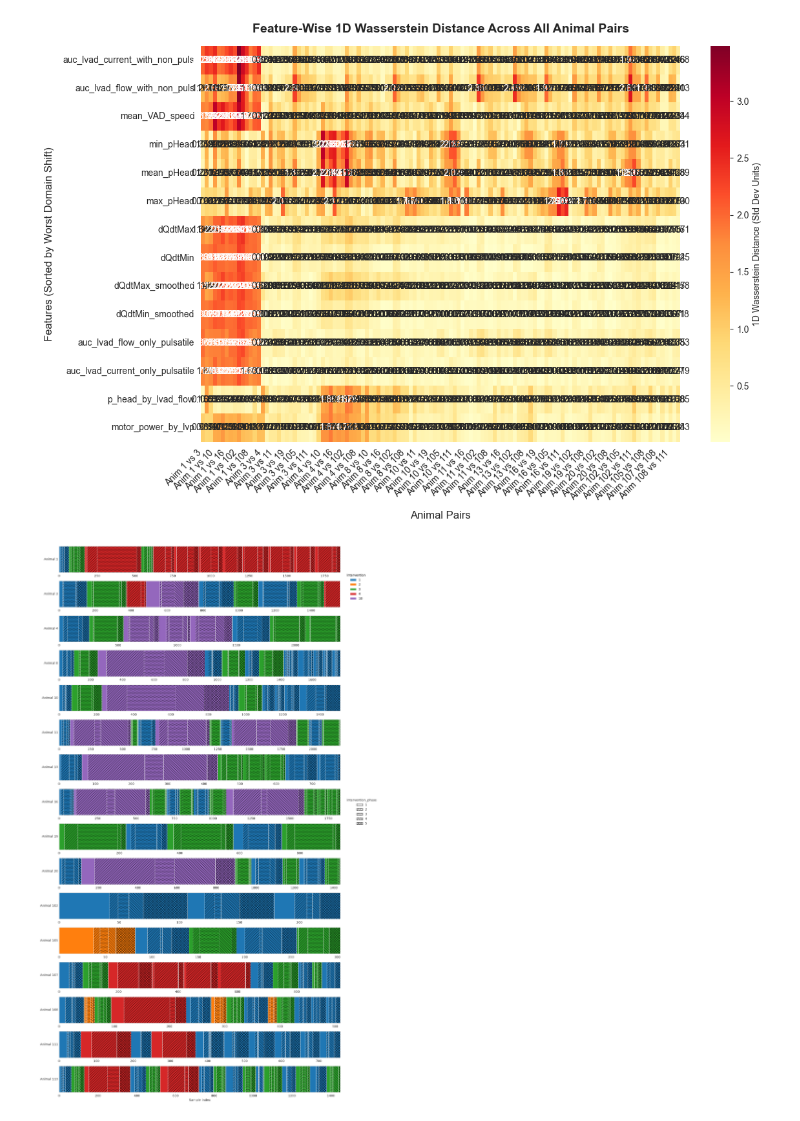
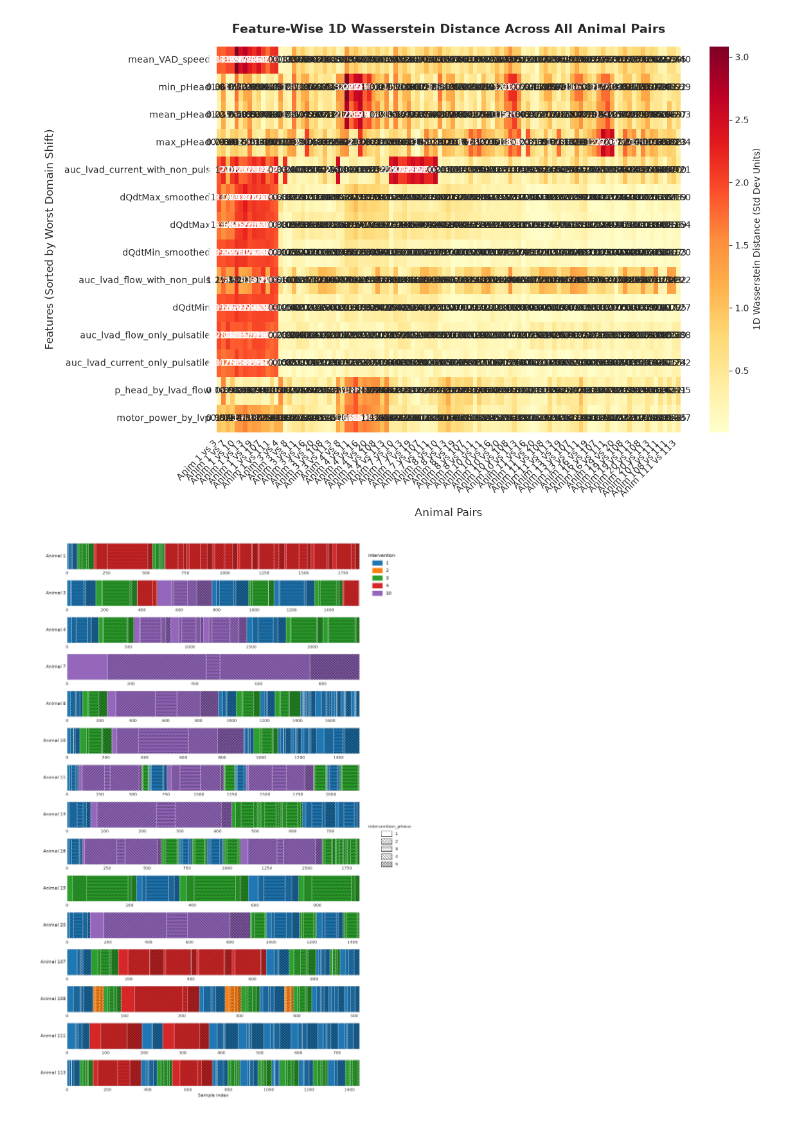
Before and after one commit to LenardW/MultiSourceDomainAdaptation, a Jupyter notebook: eda_more_animals.ipynb, the cells around one changed output. Saved outputs shown, nothing was run; the diff lists cells and outputs as text; code cells hidden in the pictures.

Commit message:
intervention plot update plus dropout etc

```diff
--- a/eda_more_animals.ipynb
+++ b/eda_more_animals.ipynb
@@ -9,14 +9,23 @@ from sklearn.manifold import TSNE
 from sklearn.decomposition import PCA
 from scipy.spatial.distance import cdist
 from scipy.stats import wasserstein_distance
-# import ot
+import ot
 import itertools
-# from umap import UMAP
+from umap import UMAP
 
 animal_data = pd.read_csv("Tierdaten/non_inv_params_long_list_constant_speed_all.csv", sep=';')
 dfs = {animal: df_group for animal, df_group in animal_data.groupby('animal')}
 
 print(dfs.keys())
+print(len(dfs.keys()))
 print(animal_data.groupby('animal').size())
+print(animal_data.groupby('animal').size()>750)
+counts = animal_data.groupby('animal').size()
+all_ids_500 = counts[counts > 500].index.tolist()
+print(all_ids_500)
+all_ids_750 = counts[counts > 750].index.tolist()
+print(all_ids_750)
+all_ids_1000 = counts[counts > 1000].index.tolist()
+print(all_ids_1000)
 # %% [output]
 dict_keys([1, 3, 4, 7, 8, 10, 11, 13, 16, 17, 19, 20, 101, 102, 105, 107, 108, 111, 113, 502, 503, 505, 506])
@@ -39,5 +48,7 @@ dtype: int64
 # %%
-all_ids = [1, 3, 4, 8, 10, 11, 13, 16, 19, 20, 102, 105, 107, 108, 111, 113]
+
+#all_ids = [1, 3, 4, 8, 10, 11, 13, 16, 19, 20, 102, 105, 107, 108, 111, 113]
+all_ids = all_ids_500
 
 dfs_selected = {a: dfs[a] for a in all_ids if a in dfs}
 
@@ -229,7 +239,7 @@ plt.yticks(rotation=0)
 plt.tight_layout()
 plt.show()
 # %% [output]
-[figure, old version]
+[figure, new version]
 # %%
 # split missing Anims into CSV files
 import os
@@ -277,35 +287,40 @@ axes = np.atleast_1d(axes)
 for ax, (animal, df_a) in zip(axes, dfs_selected.items()):
     d = df_a[['intervention', 'intervention_phase']].reset_index(drop=True)
     key = d['intervention'].astype(str) + '|' + d['intervention_phase'].astype(str)
     seg_id = (key != key.shift()).cumsum()
 
     for _, seg in d.groupby(seg_id):
         start, end = seg.index[0], seg.index[-1] + 1
         iv, ph = seg['intervention'].iloc[0], seg['intervention_phase'].iloc[0]
         ax.axvspan(start, end,
                    facecolor=color_of.get(iv, 'lightgrey'),
                    hatch=hatch_of.get(ph, ''),
                    edgecolor='black', lw=0)
         if start > 0:
             ax.axvline(start, color='white', lw=0.8)
 
     ax.set_xlim(0, len(d))
     ax.set_yticks([])
     ax.set_ylabel(f'Animal {animal}', rotation=0, ha='right', va='center')
 
 axes[-1].set_xlabel('Sample index')
 
 iv_handles = [mpatches.Patch(facecolor=color_of[p], label=str(p)) for p in phases]
 ph_handles = [mpatches.Patch(facecolor='white', edgecolor='black',
                              hatch=hatch_of[p], label=str(p)) for p in sub_phases]
 
-leg1 = fig.legend(handles=iv_handles, title='intervention', loc='upper left',
-                  bbox_to_anchor=(1.0, 0.95), frameon=False)
-fig.legend(handles=ph_handles, title='intervention_phase', loc='upper left',
-           bbox_to_anchor=(1.0, 0.55), frameon=False)
+legend_kw = dict(loc='upper left', frameon=False,
+                 handlelength=2.5, handleheight=1.6,
+                 labelspacing=0.5, borderaxespad=0.5)
+
+leg1 = fig.legend(handles=iv_handles, title='intervention',
+                  bbox_to_anchor=(1.0, 0.98), **legend_kw)
+fig.legend(handles=ph_handles, title='intervention_phase',
+           bbox_to_anchor=(1.0, 0.50), **legend_kw)
 fig.add_artist(leg1)
 
 plt.tight_layout()
+plt.savefig("intervention_phases.pdf", bbox_inches="tight")
 plt.show()
 # %% [output]
-[figure, old version]
+[figure, new version]
```
Also changed, not shown: parts of 4 cells of this notebook, 1 other file.
